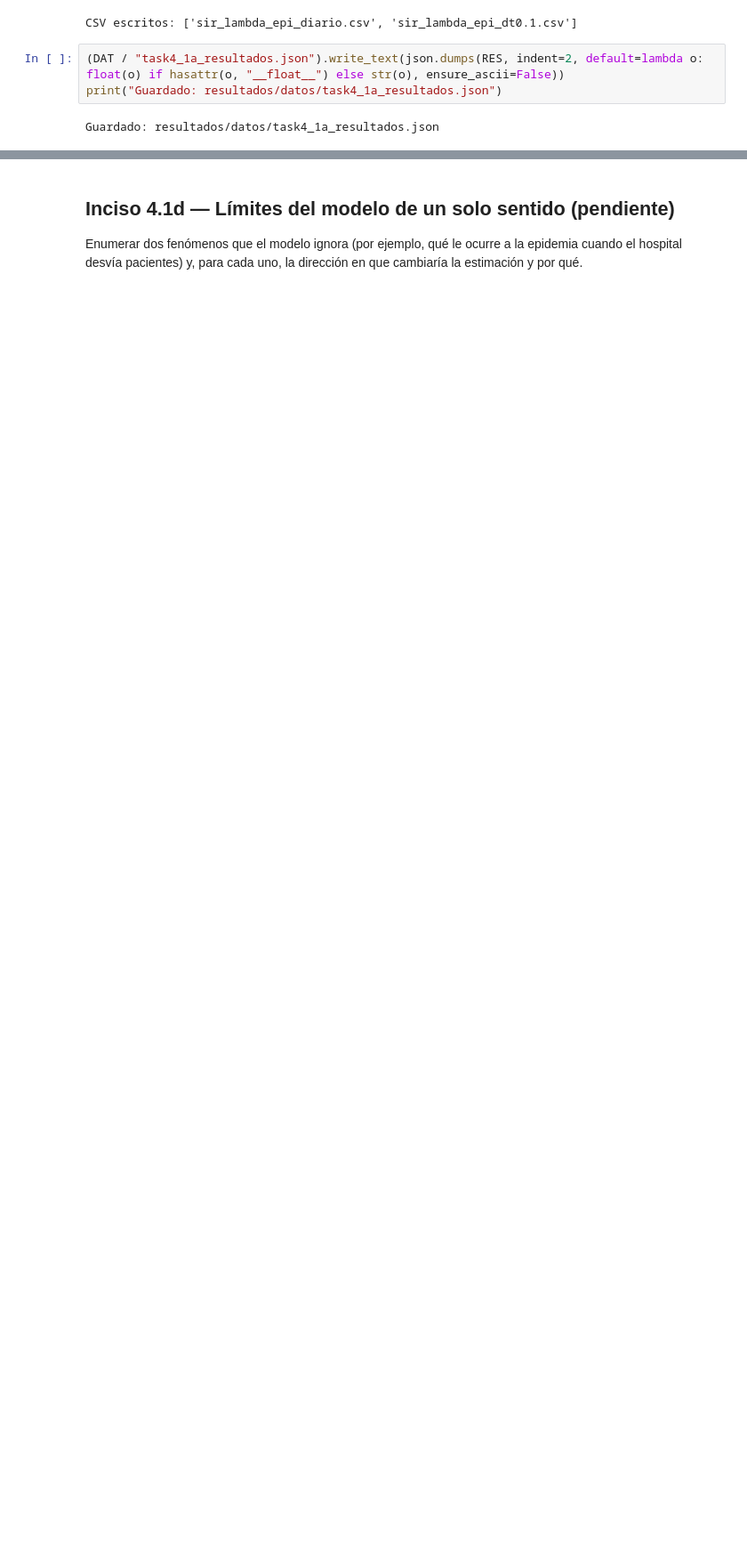
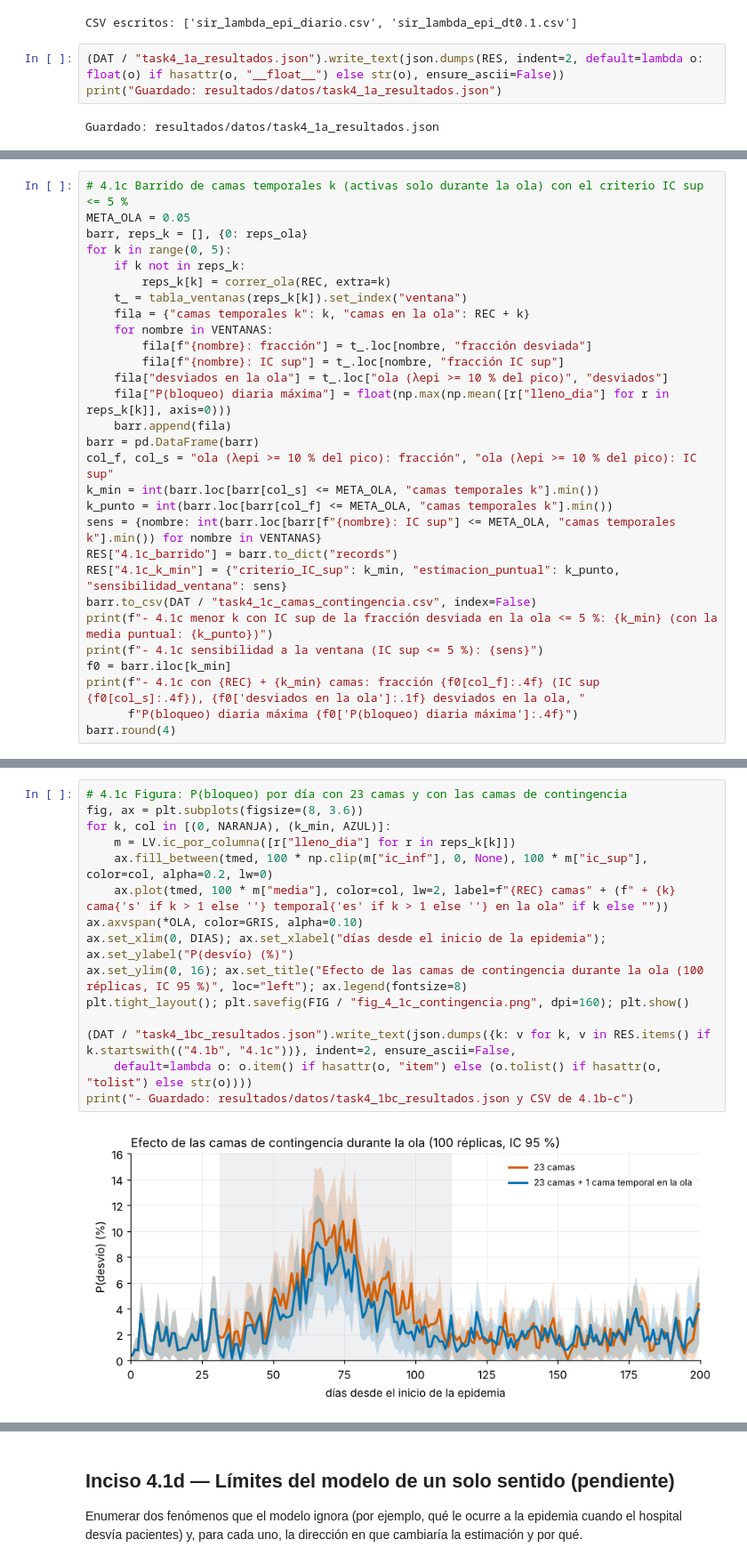
Before and after one commit to jruiz002/cc2017-hoja-trabajo-7-grupo-5, a Jupyter notebook: notebooks/task4_epidemia_sir.ipynb, the cells around one changed output, grey strips where cells are left out. Shown at 89% size. Saved outputs shown, nothing was run; the diff lists cells and outputs as text; blank space fills up the shorter version.

```diff
--- a/notebooks/task4_epidemia_sir.ipynb
+++ b/notebooks/task4_epidemia_sir.ipynb
@@ -112,0 +237,29 @@ Camas adicionales necesarias para que la fracción de pacientes desviados durant
+# %%
+# 4.1c Barrido de camas temporales k (activas solo durante la ola) con el criterio IC sup <= 5 %
+META_OLA = 0.05
+barr, reps_k = [], {0: reps_ola}
+for k in range(0, 5):
+    if k not in reps_k:
+        reps_k[k] = correr_ola(REC, extra=k)
+    t_ = tabla_ventanas(reps_k[k]).set_index("ventana")
+    fila = {"camas temporales k": k, "camas en la ola": REC + k}
+    for nombre in VENTANAS:
+        fila[f"{nombre}: fracción"] = t_.loc[nombre, "fracción desviada"]
+        fila[f"{nombre}: IC sup"] = t_.loc[nombre, "fracción IC sup"]
+    fila["desviados en la ola"] = t_.loc["ola (λepi >= 10 % del pico)", "desviados"]
+    fila["P(bloqueo) diaria máxima"] = float(np.max(np.mean([r["lleno_dia"] for r in reps_k[k]], axis=0)))
+    barr.append(fila)
+barr = pd.DataFrame(barr)
+col_f, col_s = "ola (λepi >= 10 % del pico): fracción", "ola (λepi >= 10 % del pico): IC sup"
+k_min = int(barr.loc[barr[col_s] <= META_OLA, "camas temporales k"].min())
+k_punto = int(barr.loc[barr[col_f] <= META_OLA, "camas temporales k"].min())
+sens = {nombre: int(barr.loc[barr[f"{nombre}: IC sup"] <= META_OLA, "camas temporales k"].min()) for nombre in VENTANAS}
+RES["4.1c_barrido"] = barr.to_dict("records")
+RES["4.1c_k_min"] = {"criterio_IC_sup": k_min, "estimacion_puntual": k_punto, "sensibilidad_ventana": sens}
+barr.to_csv(DAT / "task4_1c_camas_contingencia.csv", index=False)
+print(f"- 4.1c menor k con IC sup de la fracción desviada en la ola <= 5 %: {k_min} (con la media puntual: {k_punto})")
+print(f"- 4.1c sensibilidad a la ventana (IC sup <= 5 %): {sens}")
+f0 = barr.iloc[k_min]
+print(f"- 4.1c con {REC} + {k_min} camas: fracción {f0[col_f]:.4f} (IC sup {f0[col_s]:.4f}), {f0['desviados en la ola']:.1f} desviados en la ola, "
+      f"P(bloqueo) diaria máxima {f0['P(bloqueo) diaria máxima']:.4f}")
+barr.round(4)
@@ -112,0 +276,17 @@ Camas adicionales necesarias para que la fracción de pacientes desviados durant
+# %%
+# 4.1c Figura: P(bloqueo) por día con 23 camas y con las camas de contingencia
+fig, ax = plt.subplots(figsize=(8, 3.6))
+for k, col in [(0, NARANJA), (k_min, AZUL)]:
+    m = LV.ic_por_columna([r["lleno_dia"] for r in reps_k[k]])
+    ax.fill_between(tmed, 100 * np.clip(m["ic_inf"], 0, None), 100 * m["ic_sup"], color=col, alpha=0.2, lw=0)
+    ax.plot(tmed, 100 * m["media"], color=col, lw=2, label=f"{REC} camas" + (f" + {k} cama{'s' if k > 1 else ''} temporal{'es' if k > 1 else ''} en la ola" if k else ""))
+ax.axvspan(*OLA, color=GRIS, alpha=0.10)
+ax.set_xlim(0, DIAS); ax.set_xlabel("días desde el inicio de la epidemia"); ax.set_ylabel("P(desvío) (%)")
+ax.set_ylim(0, 16); ax.set_title("Efecto de las camas de contingencia durante la ola (100 réplicas, IC 95 %)", loc="left"); ax.legend(fontsize=8)
+plt.tight_layout(); plt.savefig(FIG / "fig_4_1c_contingencia.png", dpi=160); plt.show()
+
+(DAT / "task4_1bc_resultados.json").write_text(json.dumps({k: v for k, v in RES.items() if k.startswith(("4.1b", "4.1c"))}, indent=2, ensure_ascii=False,
+    default=lambda o: o.item() if hasattr(o, "item") else (o.tolist() if hasattr(o, "tolist") else str(o))))
+print("- Guardado: resultados/datos/task4_1bc_resultados.json y CSV de 4.1b-c")
+# %% [output]
+[figure, added]
```
Also changed, not shown: parts of 10 cells of this notebook, 6 other files.
